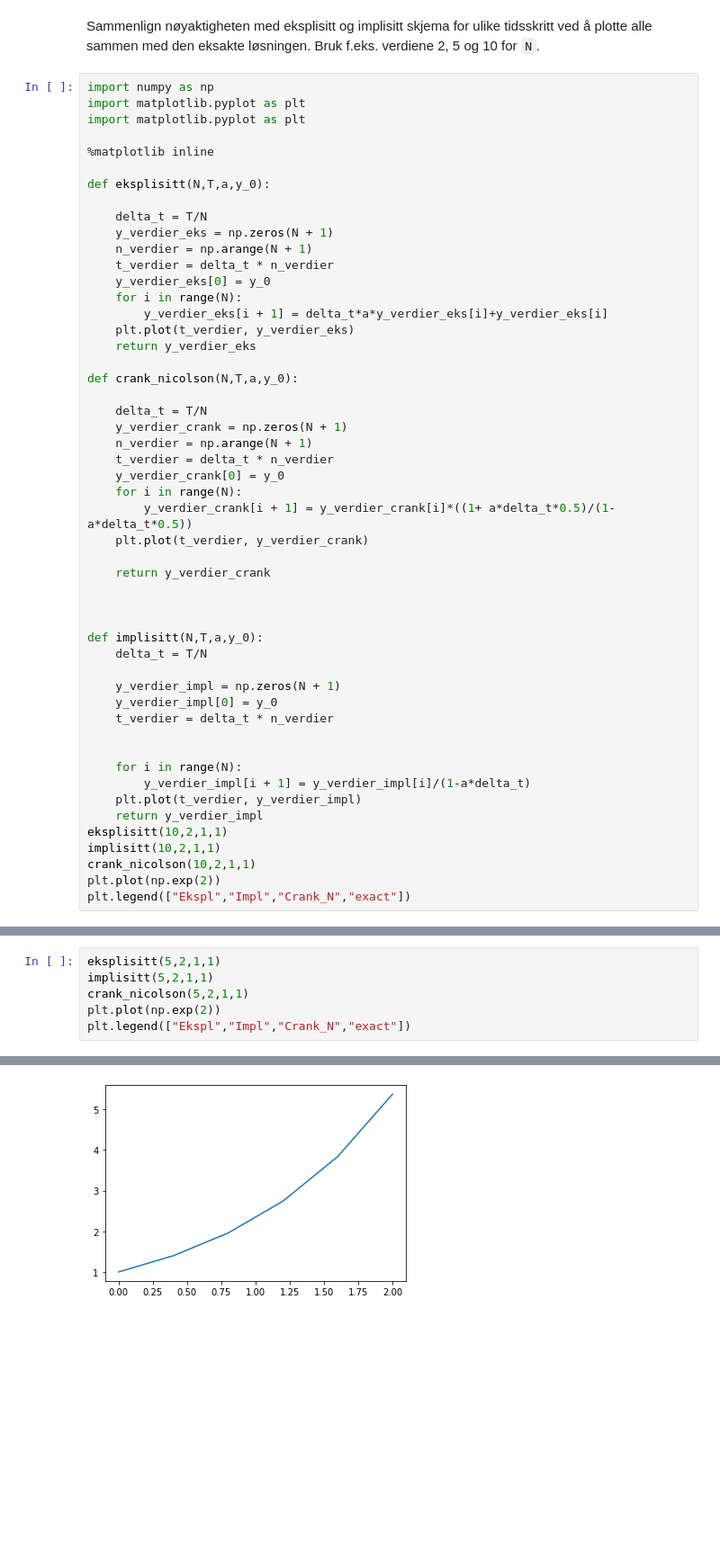
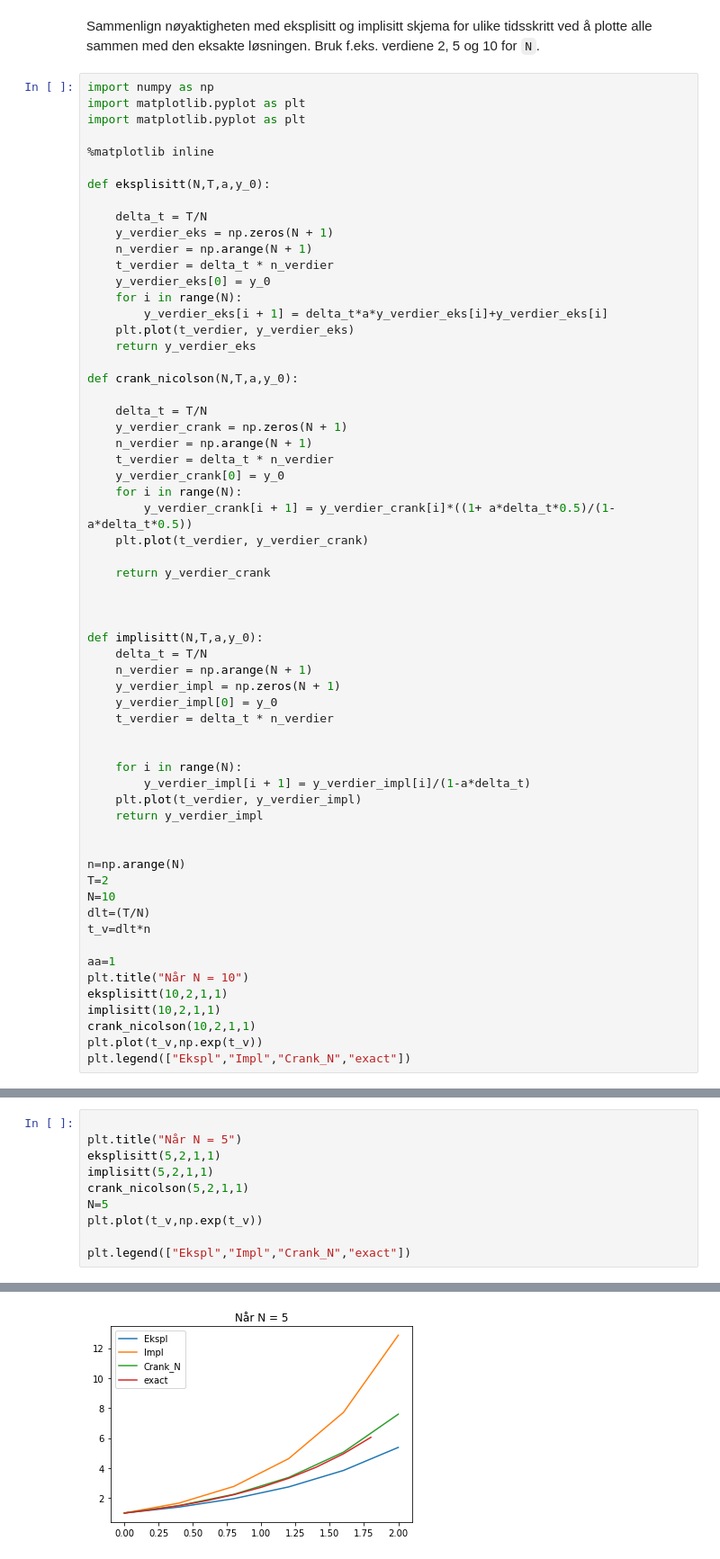
Before and after one commit to bako1/IMT3881, a Jupyter notebook: 03_ode/Arbeidskrav_03.ipynb, the cells around one changed output, grey strips where cells are left out. Shown at 90% size. Saved outputs shown, nothing was run; the diff lists cells and outputs as text; blank space fills up the shorter version.

```diff
--- a/03_ode/Arbeidskrav_03.ipynb
+++ b/03_ode/Arbeidskrav_03.ipynb
@@ -88,7 +88,7 @@ def crank_nicolson(N,T,a,y_0):
 
 def implisitt(N,T,a,y_0):
     delta_t = T/N
-
+    n_verdier = np.arange(N + 1)
     y_verdier_impl = np.zeros(N + 1)
     y_verdier_impl[0] = y_0
     t_verdier = delta_t * n_verdier
@@ -98,10 +98,20 @@ def implisitt(N,T,a,y_0):
         y_verdier_impl[i + 1] = y_verdier_impl[i]/(1-a*delta_t)
     plt.plot(t_verdier, y_verdier_impl)
     return y_verdier_impl
+
+
+n=np.arange(N)
+T=2
+N=10
+dlt=(T/N)
+t_v=dlt*n
+
+aa=1
+plt.title("Når N = 10")
 eksplisitt(10,2,1,1)
 implisitt(10,2,1,1)
 crank_nicolson(10,2,1,1)
-plt.plot(np.exp(2))
+plt.plot(t_v,np.exp(t_v))
 plt.legend(["Ekspl","Impl","Crank_N","exact"])
 # %% [output]
 <matplotlib.legend.Legend at 0x...>
@@ -109,7 +119,11 @@ plt.legend(["Ekspl","Impl","Crank_N","exact"])
 # %%
+
+plt.title("Når N = 5")
 eksplisitt(5,2,1,1)
 implisitt(5,2,1,1)
 crank_nicolson(5,2,1,1)
-plt.plot(np.exp(2))
+N=5
+plt.plot(t_v,np.exp(t_v))
+
 plt.legend(["Ekspl","Impl","Crank_N","exact"])
 # %% [output]
@@ -117 +131 @@ ValueError: x and y must have same first dimension, but have shapes (11,) and (6
-[figure, old version]
+[figure, new version]
```
Also changed, not shown: parts of 3 cells of this notebook.
